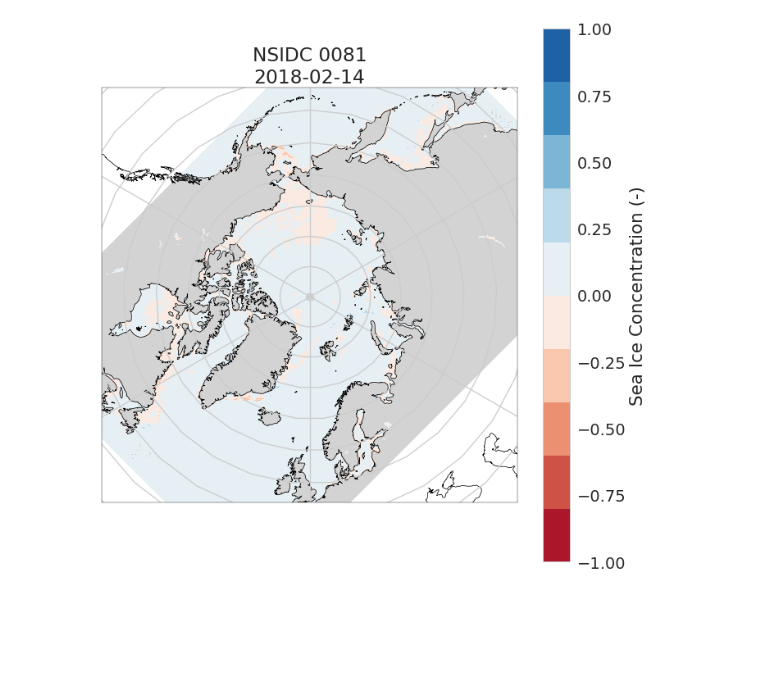
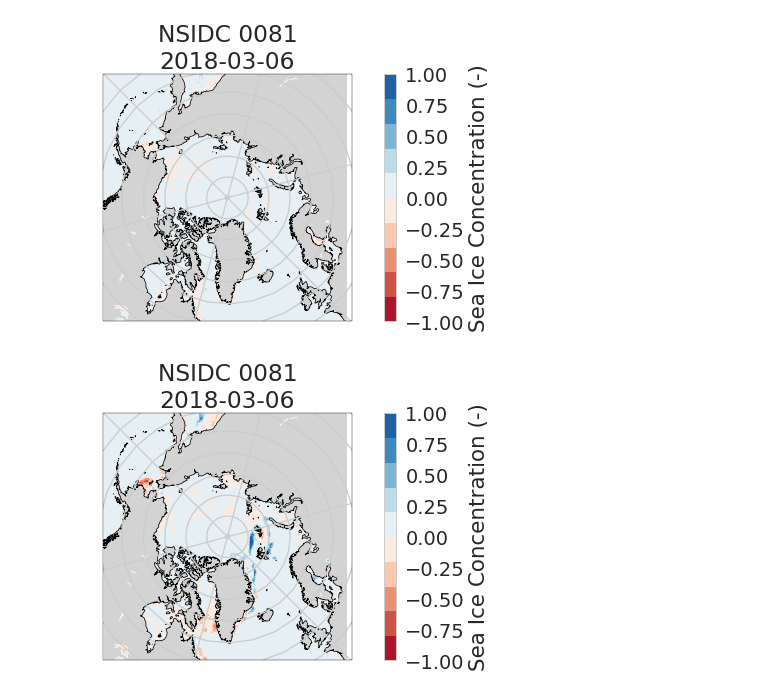
Before and after one commit to NicWayand/ESIO, a Jupyter notebook: notebooks/plot_pan_arctic_extent_Forecast.ipynb, the cells around one changed output. Saved outputs shown, nothing was run; the diff lists cells and outputs as text; code cells hidden in the pictures; blank space fills up the shorter version.

```diff
--- a/notebooks/plot_pan_arctic_extent_Forecast.ipynb
+++ b/notebooks/plot_pan_arctic_extent_Forecast.ipynb
@@ -30,10 +36,12 @@ da_81 = xr.open_dataarray(os.path.join(data_dir, 'NSIDC_0081/sipn_nc/NSIDC_0081.
 # %%
 # Get date 30 days ago
 ctime = np.datetime64(datetime.datetime.now())
-lag_time = ctime - np.timedelta64(30, 'D')
+lag_time_30days = ctime - np.timedelta64(30, 'D')
+lag_time_90days = ctime - np.timedelta64(90, 'D')
+last_sept = esio.get_season_start_date(ctime)
 # %%
 # Select recent period
-da_81 = da_81.where(da_81.time >= lag_time, drop=True)
+da_81 = da_81.where(da_81.time >= lag_time_30days, drop=True)
 # %%
 # Aggregate over domain
 da_81_avg = da_81.sum(dim='x').sum(dim='y')*(25*25)/(10**6)
@@ -122,24 +149,36 @@ f.savefig(os.path.join(fig_dir,'panArcticSIC_Forecast_Map.png'),bbox_inches='tig
 # %%
 # Plot obs change from yesterday
-f = plt.figure(figsize=(10,10))
+(f, ax1) = esio.polar_axis()
+f.set_size_inches(10, 5)
 
 # Obs NSIDC 0051
-ax2 = plt.subplot(1, 1, 1, projection=ccrs.NorthPolarStereo(central_longitude=0))
 obs1 = da_81.sel(time=ctime, method='nearest')
 ctime_m1 = obs1.time.values - np.timedelta64(1, 'D')
 obs2 = da_81.sel(time=ctime_m1, method='nearest')
-(obs1-obs2).plot.pcolormesh(ax=ax2, x='lon', y='lat',
+(obs1-obs2).plot.pcolormesh(ax=ax1, x='lon', y='lat',
                                      transform=ccrs.PlateCarree(),
                                      cmap=cmap_dif,
                       vmin=-1, vmax=1, cbar_kwargs={'label':'Sea Ice Concentration (-)'})
-ax2.set_title('NSIDC 0081\n'+pd.to_datetime(obs1.time.values).strftime('%Y-%m-%d'))
-# Add coastlines and meridians/parallels
-ax2.coastlines(linewidth=0.75, color='black', resolution='50m')
-ax2.gridlines(crs=ccrs.PlateCarree(), linestyle='-')
-ax2.set_extent([-180, 180, 50, 90], crs=ccrs.PlateCarree())
-
-
+ax1.set_title('NSIDC 0081\n'+pd.to_datetime(obs1.time.values).strftime('%Y-%m-%d'))
 plt.tight_layout()
 f.savefig(os.path.join(fig_dir,'panArcticSIC_Forecast_Map_1Day_Change.png'),bbox_inches='tight',dpi=200)
 # %% [output]
-[figure, old version]
+[figure, new version]
+# %%
+# Plot obs change from last week
+(f, ax1) = esio.polar_axis()
+f.set_size_inches(10, 5)
+
+# Obs NSIDC 0051
+obs1 = da_81.sel(time=ctime, method='nearest')
+ctime_m1 = obs1.time.values - np.timedelta64(7, 'D')
+obs2 = da_81.sel(time=ctime_m1, method='nearest')
+(obs1-obs2).plot.pcolormesh(ax=ax1, x='lon', y='lat',
+                                     transform=ccrs.PlateCarree(),
+                                     cmap=cmap_dif,
+                      vmin=-1, vmax=1, cbar_kwargs={'label':'Sea Ice Concentration (-)'})
+ax1.set_title('NSIDC 0081\n'+pd.to_datetime(obs1.time.values).strftime('%Y-%m-%d'))
+plt.tight_layout()
+f.savefig(os.path.join(fig_dir,'panArcticSIC_Forecast_Map_1Week_Change.png'),bbox_inches='tight',dpi=200)
+# %% [output]
+[figure, added]
```
Also changed, not shown: parts of 11 cells of this notebook, 3 other files.
